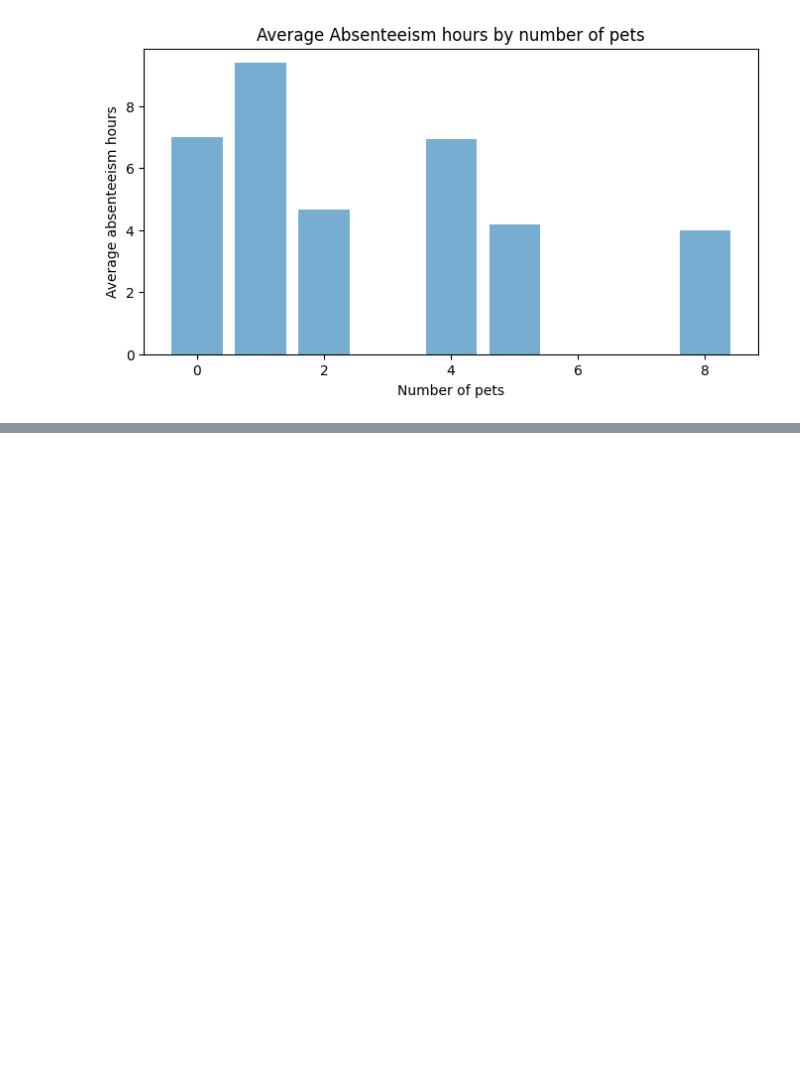
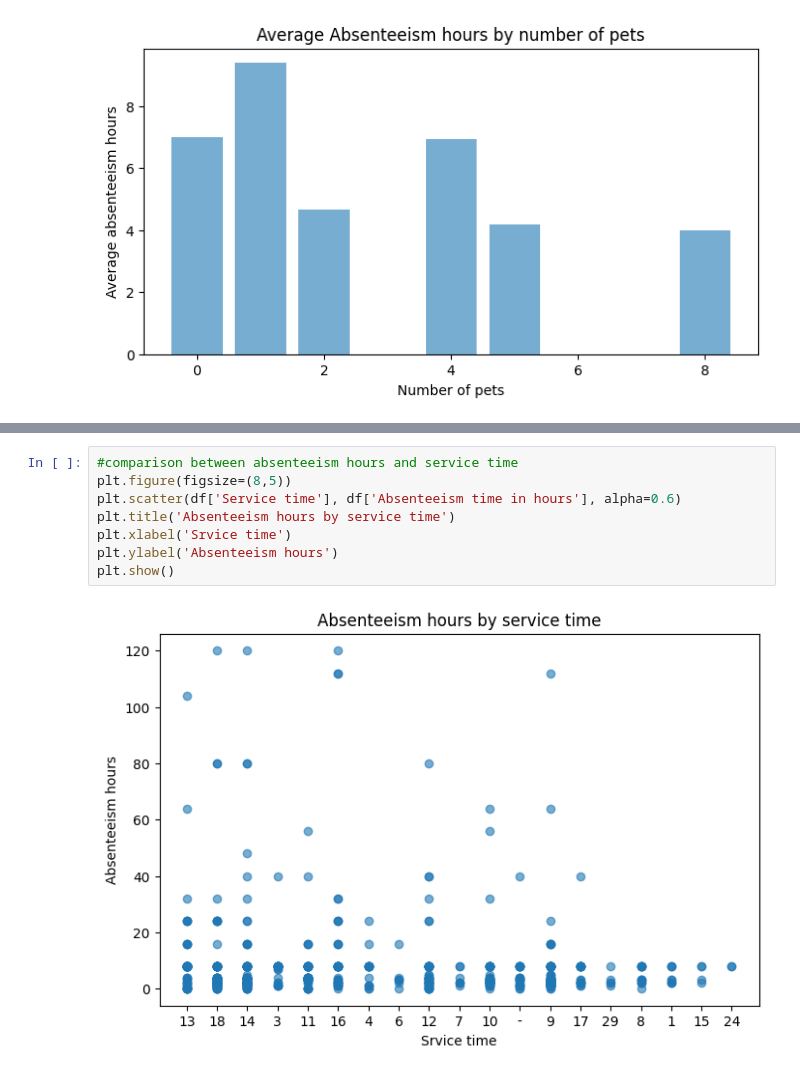
Before and after one commit to Tyler-Johnston/Absentee-Analysis, a Jupyter notebook: Group10_DMI_2526.ipynb, the cells around one changed output, grey strips where cells are left out. Saved outputs shown, nothing was run; the diff lists cells and outputs as text; blank space fills up the shorter version.

```diff
--- a/Group10_DMI_2526.ipynb
+++ b/Group10_DMI_2526.ipynb
@@ -142,0 +182,10 @@ plt.show()
+# %%
+#comparison between absenteeism hours and service time
+plt.figure(figsize=(8,5))
+plt.scatter(df['Service time'], df['Absenteeism time in hours'], alpha=0.6)
+plt.title('Absenteeism hours by service time')
+plt.xlabel('Srvice time')
+plt.ylabel('Absenteeism hours')
+plt.show()
+# %% [output]
+[figure, added]
```
Also changed, not shown: parts of 4 cells of this notebook.
